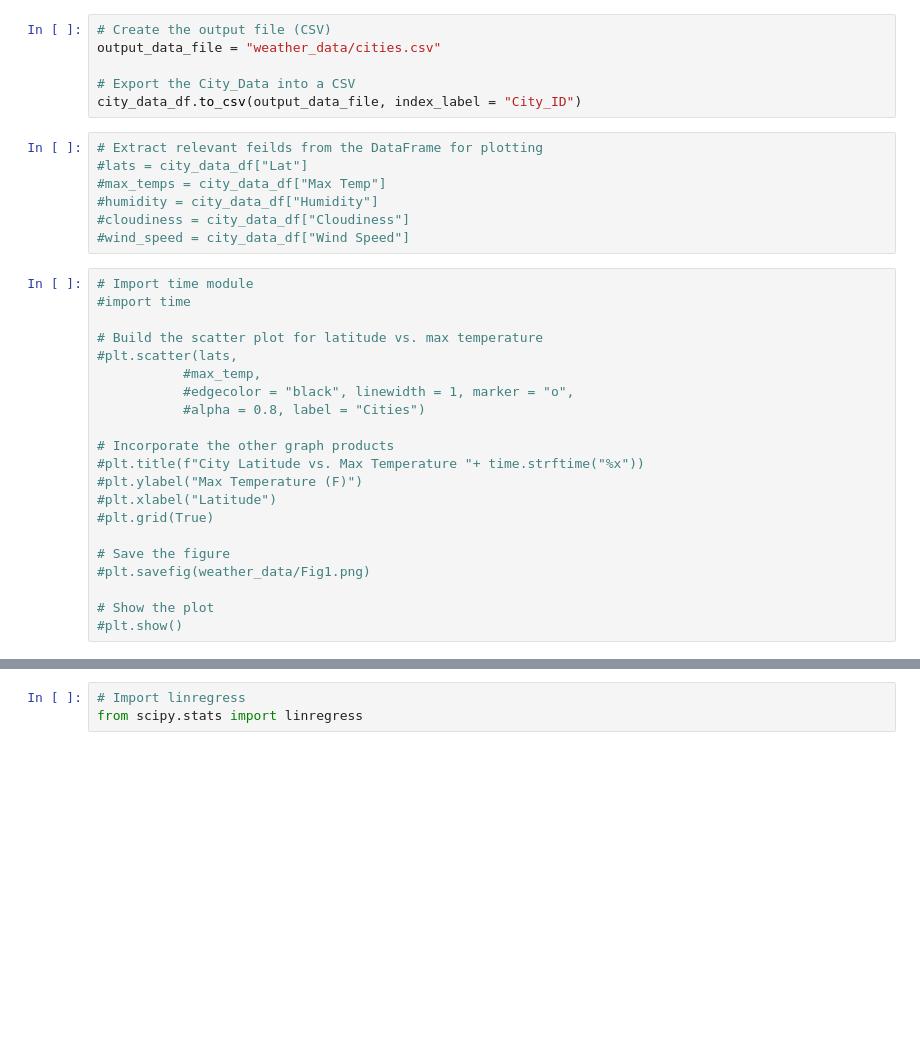
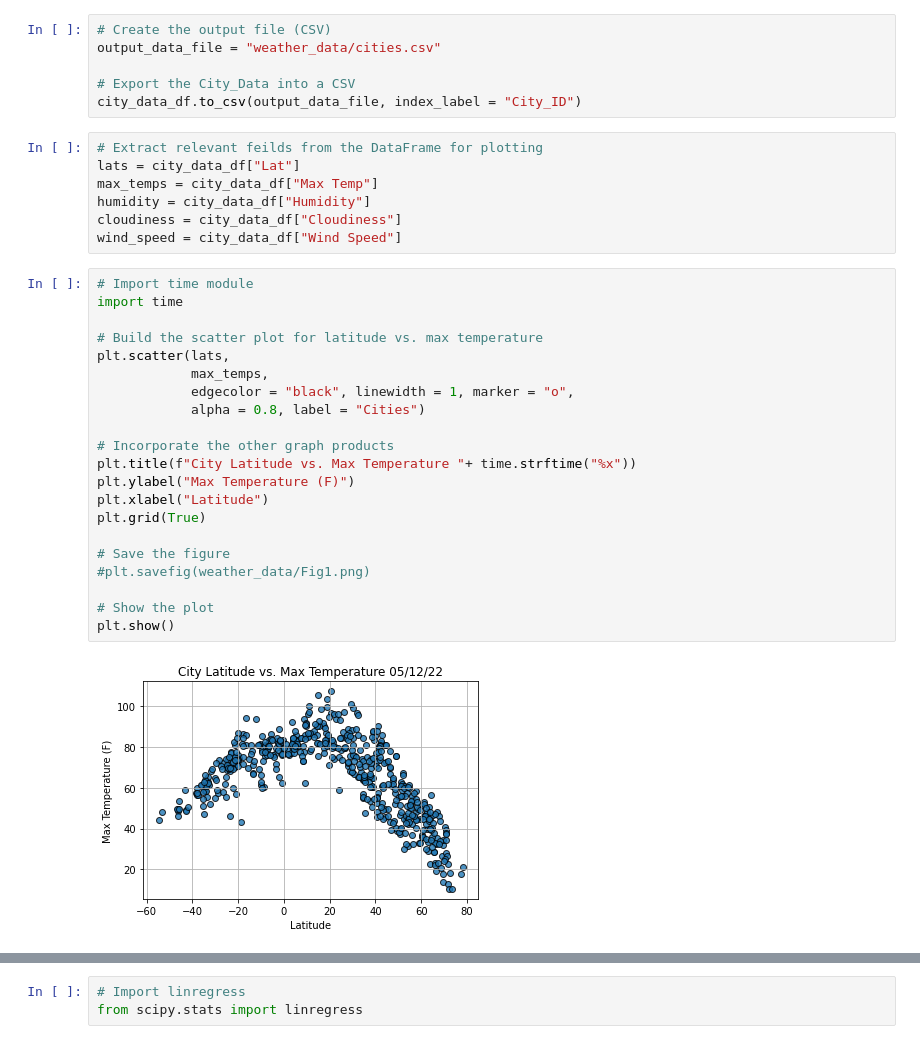
Before and after one commit to barbosac5/World_Weather_Analysis, a Jupyter notebook: WeatherPy.ipynb, the cells around one changed output, grey strips where cells are left out. Drawn from its saved outputs; the diff is of its cells as text; blank space fills up the shorter version.

```diff
--- a/WeatherPy.ipynb
+++ b/WeatherPy.ipynb
@@ -233,31 +233,33 @@ output_data_file = "weather_data/cities.csv"
 city_data_df.to_csv(output_data_file, index_label = "City_ID")
 # %%
 # Extract relevant feilds from the DataFrame for plotting
-#lats = city_data_df["Lat"]
-#max_temps = city_data_df["Max Temp"]
-#humidity = city_data_df["Humidity"]
-#cloudiness = city_data_df["Cloudiness"]
-#wind_speed = city_data_df["Wind Speed"]
+lats = city_data_df["Lat"]
+max_temps = city_data_df["Max Temp"]
+humidity = city_data_df["Humidity"]
+cloudiness = city_data_df["Cloudiness"]
+wind_speed = city_data_df["Wind Speed"]
 # %%
 # Import time module
-#import time
+import time
 
 # Build the scatter plot for latitude vs. max temperature
-#plt.scatter(lats,
-           #max_temp,
-           #edgecolor = "black", linewidth = 1, marker = "o",
-           #alpha = 0.8, label = "Cities")
+plt.scatter(lats,
+            max_temps,
+            edgecolor = "black", linewidth = 1, marker = "o",
+            alpha = 0.8, label = "Cities")
 
 # Incorporate the other graph products
-#plt.title(f"City Latitude vs. Max Temperature "+ time.strftime("%x"))
-#plt.ylabel("Max Temperature (F)")
-#plt.xlabel("Latitude")
-#plt.grid(True)
+plt.title(f"City Latitude vs. Max Temperature "+ time.strftime("%x"))
+plt.ylabel("Max Temperature (F)")
+plt.xlabel("Latitude")
+plt.grid(True)
 
 # Save the figure
 #plt.savefig(weather_data/Fig1.png)
 
 # Show the plot
-#plt.show()
+plt.show()
+# %% [output]
+[figure, added]
 # %%
 # Import time module
```
Also changed, not shown: parts of 18 cells of this notebook.
